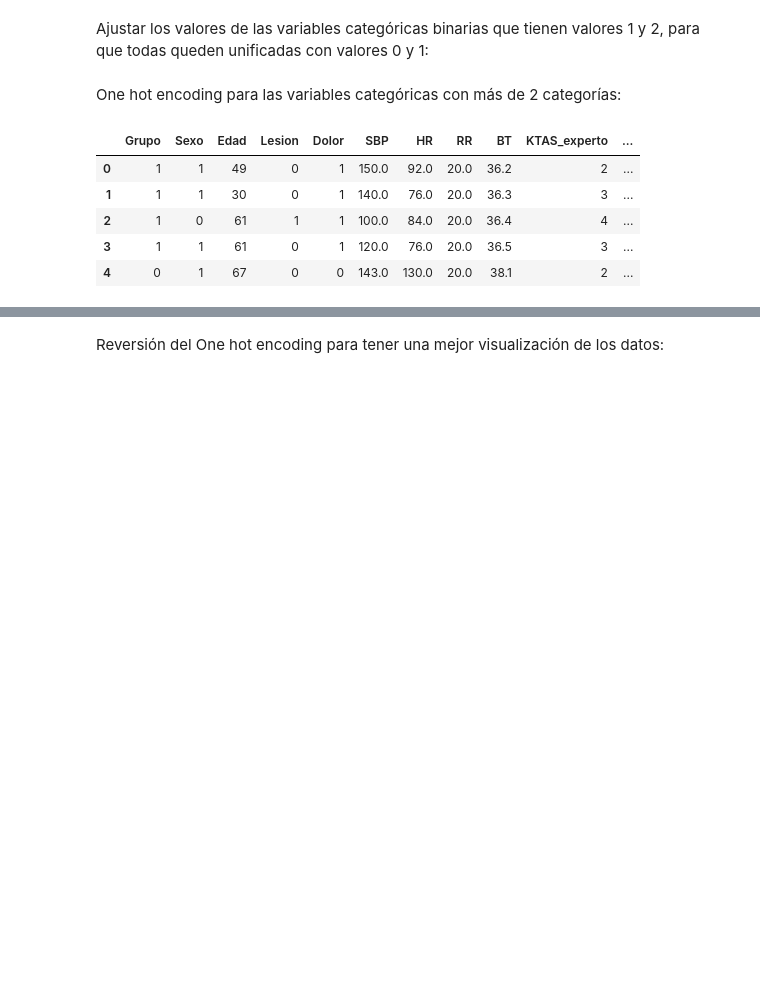
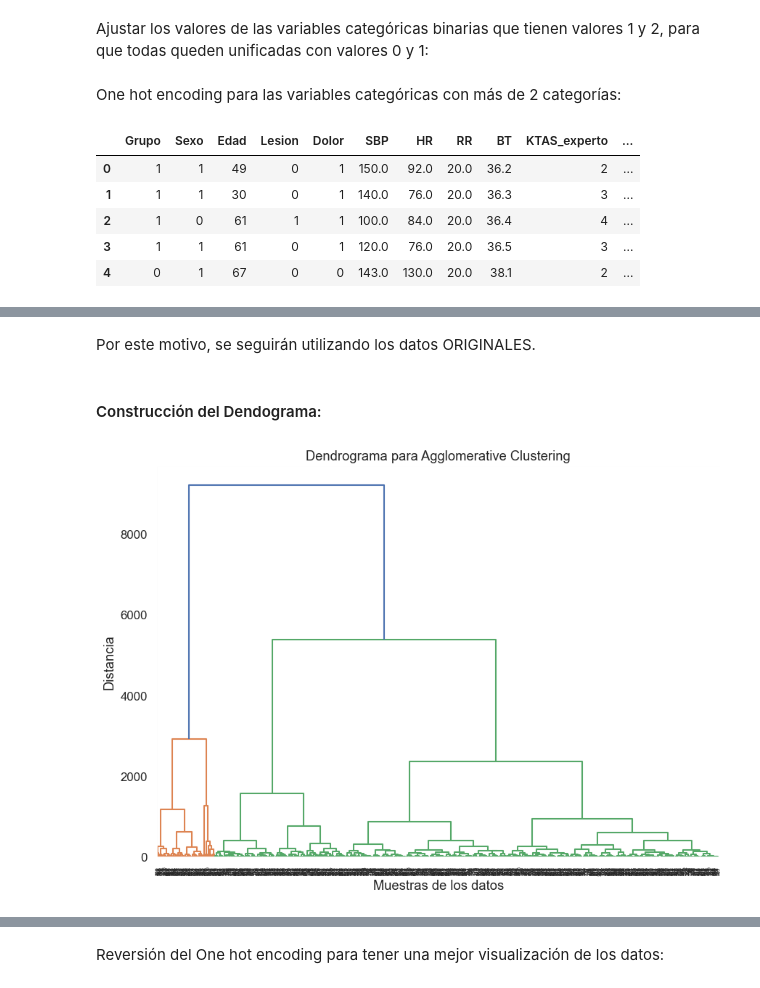
Before and after one commit to despinosaa/Lab1_G1, a Jupyter notebook: Lab2_UNIFICADO.ipynb, the cells around one changed output, grey strips where cells are left out. Saved outputs shown, nothing was run; the diff lists cells and outputs as text; code cells hidden in the pictures; blank space fills up the shorter version.

```diff
--- a/Lab2_UNIFICADO.ipynb
+++ b/Lab2_UNIFICADO.ipynb
@@ -639,0 +518,15 @@ A continuación, estos se eliminarán para poder analizar correctamente los otro
+# %% [markdown]
+Por este motivo, se seguirán utilizando los datos ORIGINALES.
+# %% [markdown]
+#### Construcción del Dendograma:
+# %%
+linked = linkage(X_pca, method='ward')
+plt.figure(figsize=(10, 7))
+dendrogram(linked)
+plt.title('Dendrograma para Agglomerative Clustering')
+
+plt.xlabel('Muestras de los datos')
+plt.ylabel('Distancia')
+plt.show()
+# %% [output]
+[figure, added]
```
Also changed, not shown: parts of 69 cells of this notebook, 1 other file.
